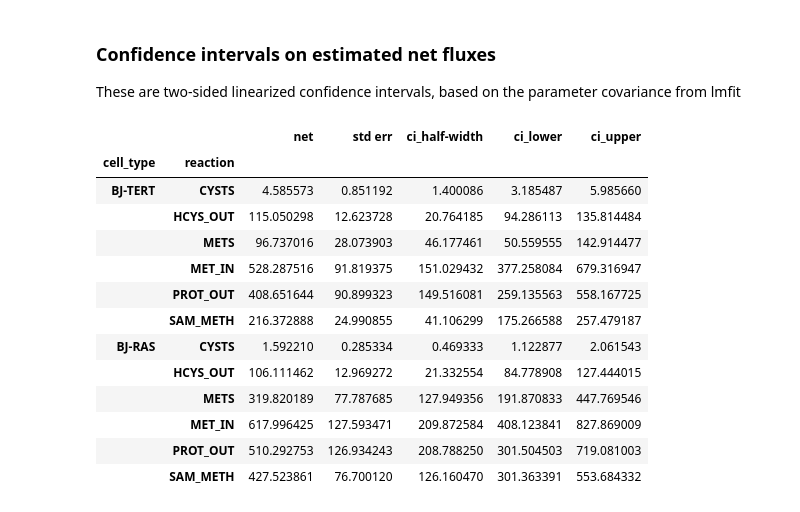
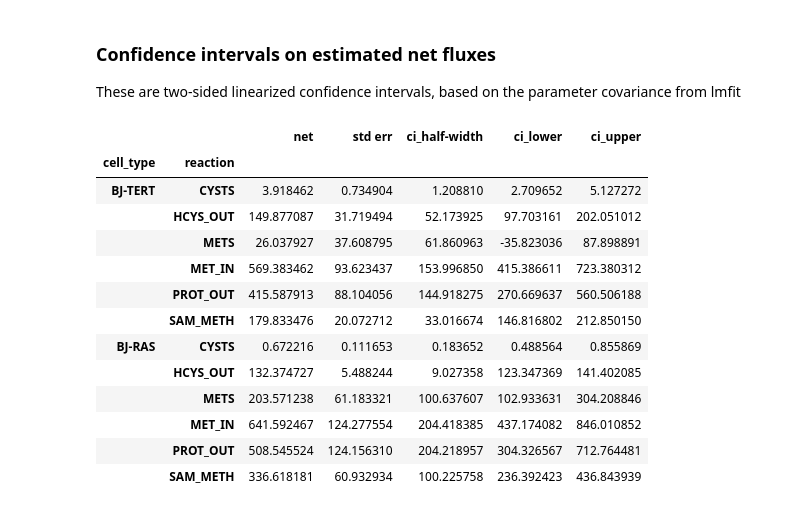
Before and after one commit to Nilsson-Lab-KI/met-hcys-flux, a Jupyter notebook: 03_met_flux_analysis.ipynb, the cells around one changed output. Saved outputs shown, nothing was run; the diff lists cells and outputs as text; code cells hidden in the pictures.

Commit message:
Use computed pool sizes and uptake/release

```diff
--- a/03_met_flux_analysis.ipynb
+++ b/03_met_flux_analysis.ipynb
@@ -153,0 +146,23 @@ measured_fluxes
+# %%
+prot_out_estimates = {'BJ-TERT': 416, 'BJ-RAS': 520}
+prot_out_rel_err = 0.2
+# %%
+measured_fluxes = pd.DataFrame(
+    [
+        tuple(release_fluxes.loc[('hcys', 'BJ-TERT')]),
+        (prot_out_estimates['BJ-TERT'], prot_out_estimates['BJ-TERT'] * prot_out_rel_err),
+        tuple(release_fluxes.loc[('hcys', 'BJ-RAS')]),
+        (prot_out_estimates['BJ-RAS'], prot_out_estimates['BJ-RAS'] * prot_out_rel_err),
+    ],
+    columns=['mean', 'std_dev'],
+    index=pd.MultiIndex.from_tuples(
+        [
+            ('BJ-TERT', 'HCYS_OUT'),
+            ('BJ-TERT', 'PROT_OUT'),
+            ('BJ-RAS', 'HCYS_OUT'),
+            ('BJ-RAS', 'PROT_OUT'),
+        ],
+        names=['cell_type', 'flux']
+    )
+)
+measured_fluxes
@@ -154,7 +176,7 @@ measured_fluxes
 # %% [markdown]
 ### Heavy fractions
 # %%
-heavy_fractions = pd.read_csv(heavy_fractions_path / '13C-met_heavy_fractions.csv', index_col=[0, 1, 2])
+heavy_fractions = pd.read_csv(derived_data_path / '13C-met_heavy_fractions.csv', index_col=[0, 1, 2])
 # use time in hours
 heavy_fractions.index = heavy_fractions.index\
     .set_levels(heavy_fractions.index.levels[1].astype('float64') / 60, level=1)\
@@ -417,6 +438,14 @@ pd.DataFrame(
 ### Plot fitted data
 # %%
 t_simulated = np.arange(0, 24, 0.05)
+# %%
+def plot_file_name(cell_type: str, log_scale: bool) -> str:
+    plot_name = '13C-met_fitted_data'
+    if log_scale:
+        scale_suffix = 'logscale'
+    else:
+        scale_suffix = 'linscale'
+    return "_".join([plot_name, cell_type, scale_suffix]) + '.pdf'
 # %%
 x_simulated = pd.concat(
     [
@@ -448,30 +477,30 @@ These are two-sided linearized confidence intervals, based on the parameter cova
 # %%
 ci_reactions = ['CYSTS', 'HCYS_OUT', 'METS', 'MET_IN', 'PROT_OUT', 'SAM_METH']
 ci_table = pd.concat(
     [
         prepend_index_level(
-            confidence_intervals_table(model_fits[cell_type], ci_level=0.9).loc[ci_reactions],
+            confidence_intervals_table(flux_model, model_fits[cell_type], ci_level=0.9).loc[ci_reactions],
             cell_type, name='cell_type'
         )
         for cell_type in cell_types
     ]
 )
 ci_table
 # %% [output]
 |  |  | net | std err | ci_half-width | ci_lower | ci_upper |
 | cell_type | reaction |  |  |  |  |  |
-| BJ-TERT | CYSTS | 4.585573 | 0.851192 | 1.400086 | 3.185487 | 5.985660 |
-|  | HCYS_OUT | 115.050298 | 12.623728 | 20.764185 | 94.286113 | 135.814484 |
-|  | METS | 96.737016 | 28.073903 | 46.177461 | 50.559555 | 142.914477 |
-|  | MET_IN | 528.287516 | 91.819375 | 151.029432 | 377.258084 | 679.316947 |
-|  | PROT_OUT | 408.651644 | 90.899323 | 149.516081 | 259.135563 | 558.167725 |
-|  | SAM_METH | 216.372888 | 24.990855 | 41.106299 | 175.266588 | 257.479187 |
-| BJ-RAS | CYSTS | 1.592210 | 0.285334 | 0.469333 | 1.122877 | 2.061543 |
-|  | HCYS_OUT | 106.111462 | 12.969272 | 21.332554 | 84.778908 | 127.444015 |
-|  | METS | 319.820189 | 77.787685 | 127.949356 | 191.870833 | 447.769546 |
-|  | MET_IN | 617.996425 | 127.593471 | 209.872584 | 408.123841 | 827.869009 |
-|  | PROT_OUT | 510.292753 | 126.934243 | 208.788250 | 301.504503 | 719.081003 |
-|  | SAM_METH | 427.523861 | 76.700120 | 126.160470 | 301.363391 | 553.684332 |
+| BJ-TERT | CYSTS | 3.918462 | 0.734904 | 1.208810 | 2.709652 | 5.127272 |
+|  | HCYS_OUT | 149.877087 | 31.719494 | 52.173925 | 97.703161 | 202.051012 |
+|  | METS | 26.037927 | 37.608795 | 61.860963 | -35.823036 | 87.898891 |
+|  | MET_IN | 569.383462 | 93.623437 | 153.996850 | 415.386611 | 723.380312 |
+|  | PROT_OUT | 415.587913 | 88.104056 | 144.918275 | 270.669637 | 560.506188 |
+|  | SAM_METH | 179.833476 | 20.072712 | 33.016674 | 146.816802 | 212.850150 |
+| BJ-RAS | CYSTS | 0.672216 | 0.111653 | 0.183652 | 0.488564 | 0.855869 |
+|  | HCYS_OUT | 132.374727 | 5.488244 | 9.027358 | 123.347369 | 141.402085 |
+|  | METS | 203.571238 | 61.183321 | 100.637607 | 102.933631 | 304.208846 |
+|  | MET_IN | 641.592467 | 124.277554 | 204.418385 | 437.174082 | 846.010852 |
+|  | PROT_OUT | 508.545524 | 124.156310 | 204.218957 | 304.326567 | 712.764481 |
+|  | SAM_METH | 336.618181 | 60.932934 | 100.225758 | 236.392423 | 436.843939 |
 # %%
 # since seaborn (strangely) does not support drawing error bars from specified values,
 # we provide the (max, min) range as values and plot using median (midrange) and max/min for error bars
```
Also changed, not shown: parts of 35 cells of this notebook, 9 other files.
